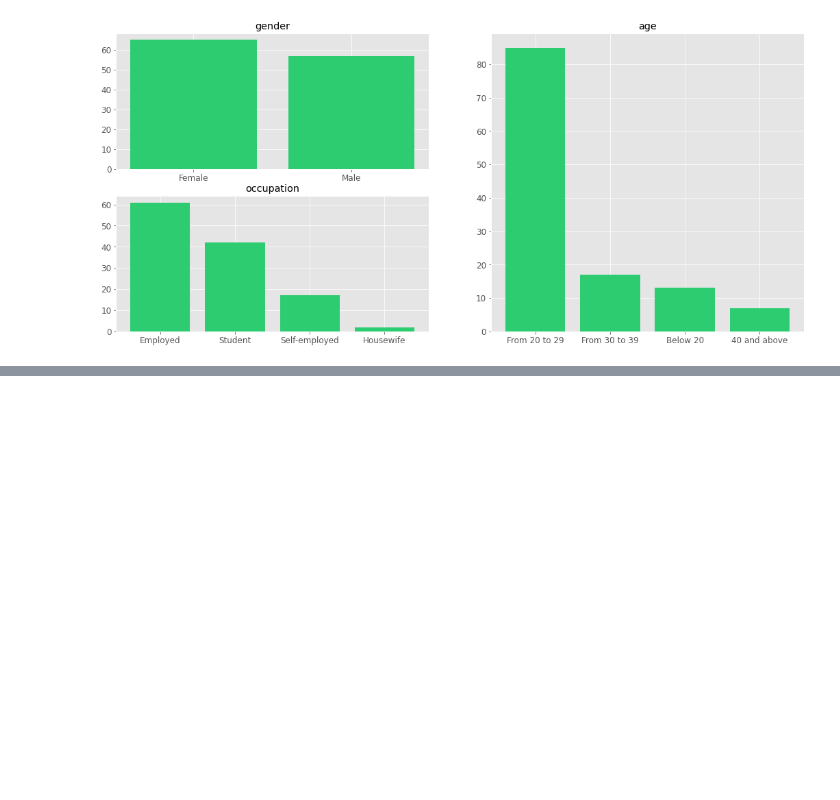
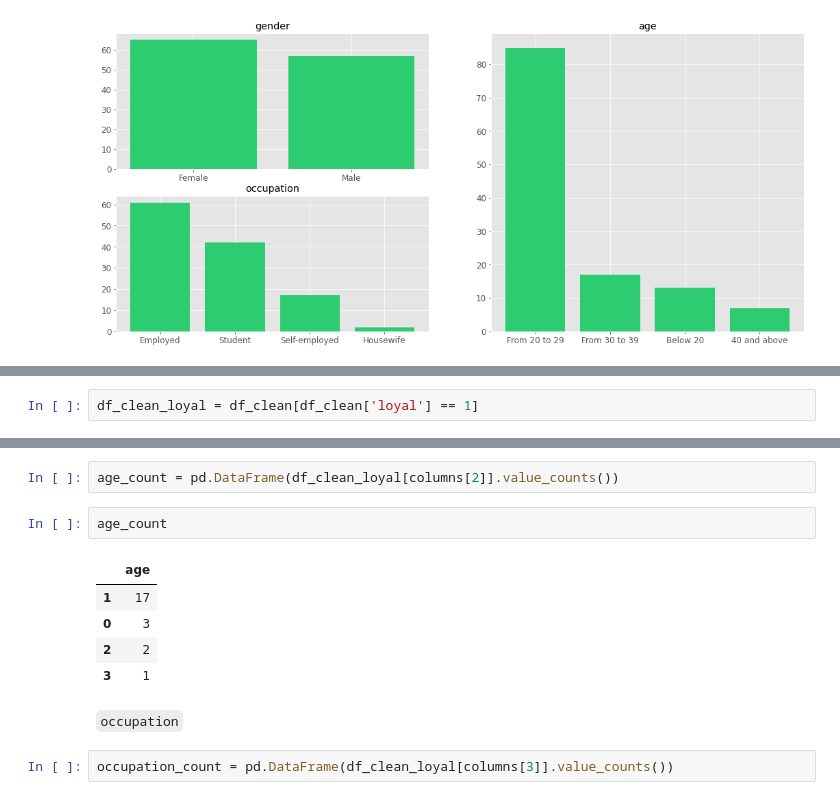
Before and after one commit to miguelvelazco0116/starbucks-customer-survey, a Jupyter notebook: data_explorer.ipynb, the cells around one changed output, grey strips where cells are left out. Drawn from its saved outputs; the diff is of its cells as text; blank space fills up the shorter version.

```diff
--- a/data_explorer.ipynb
+++ b/data_explorer.ipynb
@@ -181,0 +207,2 @@ plt.show()
+# %%
+df_clean_loyal = df_clean[df_clean['loyal'] == 1]
@@ -181,0 +223,14 @@ plt.show()
+# %%
+age_count = pd.DataFrame(df_clean_loyal[columns[2]].value_counts())
+# %%
+age_count
+# %% [output]
+|  | age |
+| 1 | 17 |
+| 0 | 3 |
+| 2 | 2 |
+| 3 | 1 |
+# %% [markdown]
+`occupation`
+# %%
+occupation_count = pd.DataFrame(df_clean_loyal[columns[3]].value_counts())
```
Also changed, not shown: parts of 13 cells of this notebook.
